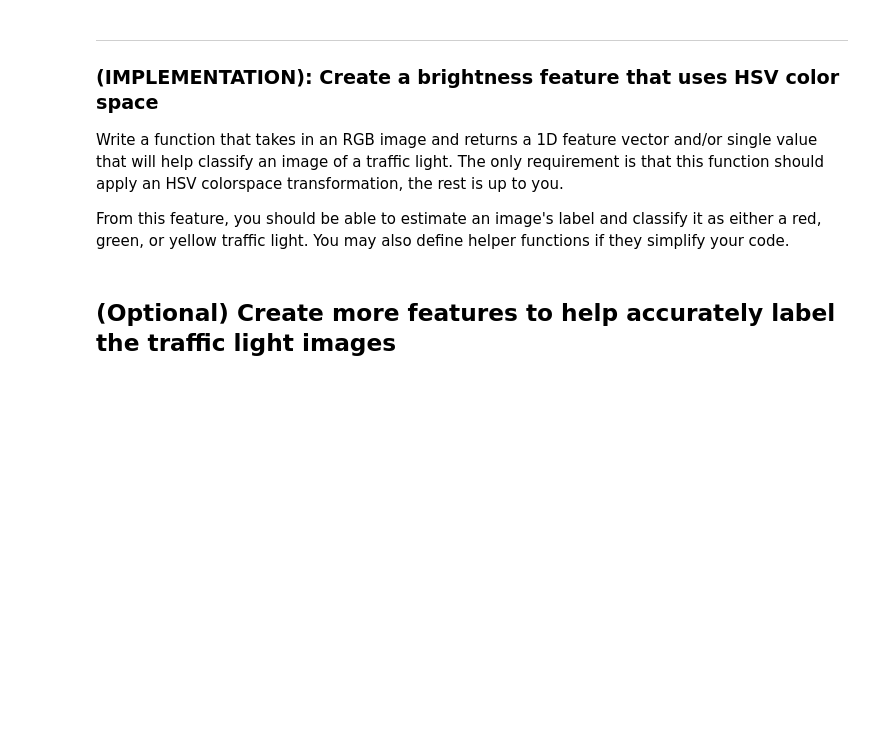
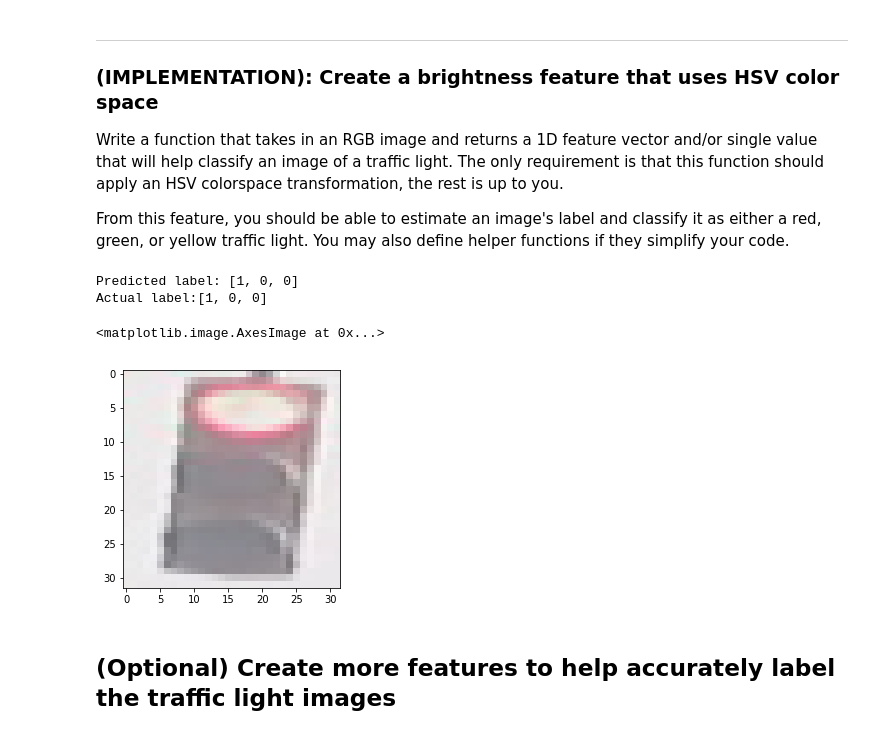
Before and after one commit to cynthia3r/Udacity-Nanodegree-Intro-to-Self-Driving-Cars, a Jupyter notebook: Project_Traffic_Light_Classifier/Traffic_Light_Classifier.ipynb, the cells around one changed output. Cells and saved outputs as stored; diff of their text form; code cells hidden in the pictures; blank space fills up the shorter version.

Commit message:
feat: implemented feature extraction model based on HSV color space

```diff
--- a/Project_Traffic_Light_Classifier/Traffic_Light_Classifier.ipynb
+++ b/Project_Traffic_Light_Classifier/Traffic_Light_Classifier.ipynb
@@ -303,3 +377,63 @@ def create_feature(rgb_image):
+# %%
+## TODO COMPLETED: Create a brightness feature that takes in an RGB image and outputs a feature vector and/or value
+## This feature should use HSV colorspace values
+def create_feature(rgb_image):
+
+    ## TODO COMPLETED: Convert image to HSV color space
+    hsv = cv2.cvtColor(rgb_image, cv2.COLOR_RGB2HSV)
+
+    # Define color selection boundaries in RGB values
+    lower_red = np.array([120, 30, 100])
+    upper_red = np.array([180, 255, 255])
+    lower_yellow = np.array([20, 30, 100])
+    upper_yellow = np.array([60, 255, 255])
+    lower_green = np.array([60, 50, 100])
+    upper_green = np.array([100, 255, 255])
+
+    # Define the masked area
+    red_mask = cv2.inRange(hsv, lower_red, upper_red)
+    yellow_mask = cv2.inRange(hsv, lower_yellow, upper_yellow)
+    green_mask = cv2.inRange(hsv, lower_green, upper_green)
+
+    # Mask the image to let the traffic lights show through
+    red_masked_image = np.copy(rgb_image)
+    yellow_masked_image = np.copy(rgb_image)
+    green_masked_image = np.copy(rgb_image)
+
+    red_masked_image[red_mask == 0] = [0, 0, 0]
+    yellow_masked_image[yellow_mask == 0] = [0, 0, 0]
+    green_masked_image[green_mask == 0] = [0, 0, 0]
+
+    red_feature = np.sum(red_masked_image[:,:,:])
+    yellow_feature = np.sum(yellow_masked_image[:,:,:])
+    green_feature = np.sum(green_masked_image[:,:,:])
+
+    ## TODO COMPLETED: Create and return a feature value and/or vector
+    feature = []
+
+    if (red_feature > green_feature and red_feature > yellow_feature):
+        feature = [1, 0, 0]
+    elif (yellow_feature > green_feature and yellow_feature > red_feature):
+        feature = [0, 1, 0]
+    else:
+        feature = [0, 0, 1]
+
+    return feature
+
+
+# Test the above implemented feature
+image_index = 60
+
+test_image = STANDARDIZED_LIST[image_index][0]
+test_image_label = STANDARDIZED_LIST[image_index][1]
+print("Predicted label: {}".format(create_feature(test_image)))
+print("Actual label:" + str(test_image_label))
+plt.imshow(test_im)
+# %% [output]
+Predicted label: [1, 0, 0]
+Actual label:[1, 0, 0]
+<matplotlib.image.AxesImage at 0x...>
+[figure, added]
 # %% [markdown]
 ## (Optional) Create more features to help accurately label the traffic light images
 # %%
```
Also changed, not shown: parts of 17 cells of this notebook.
